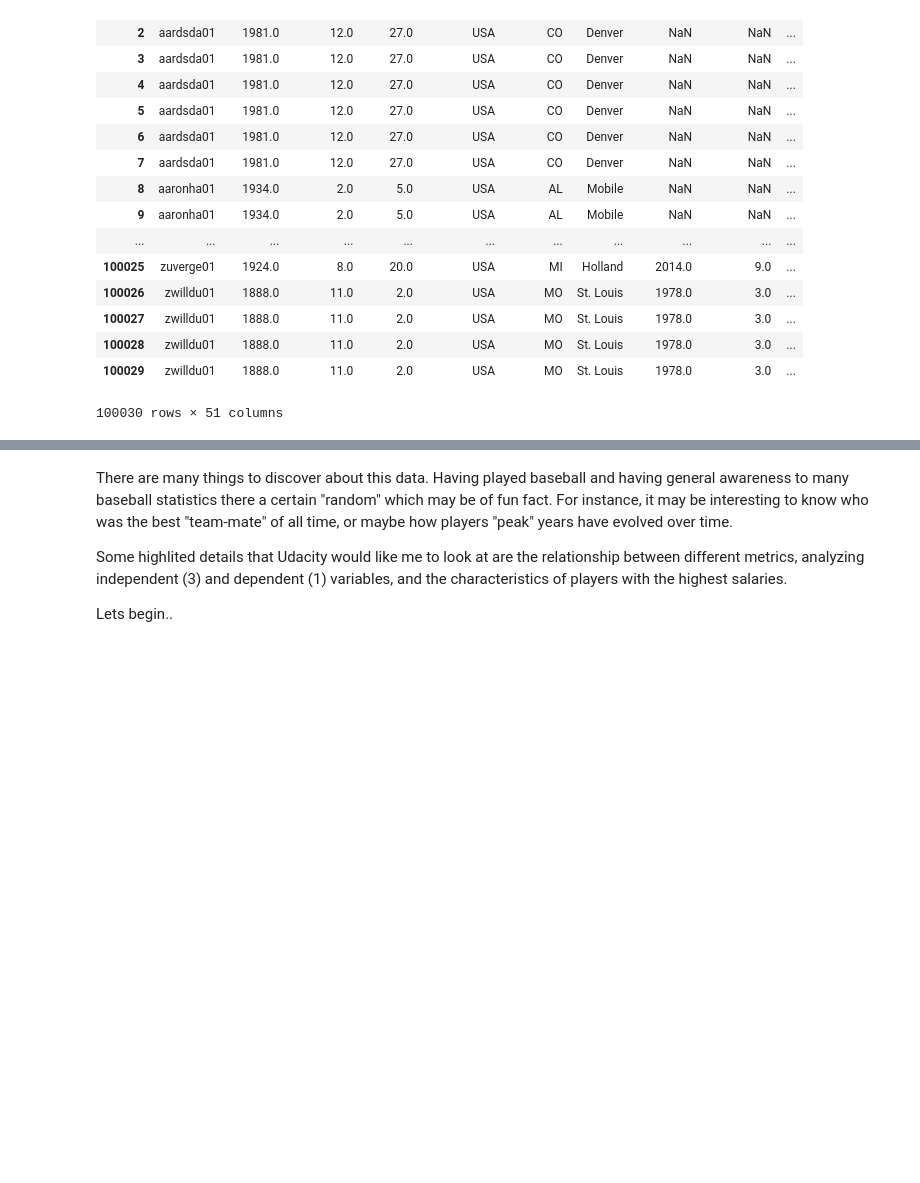
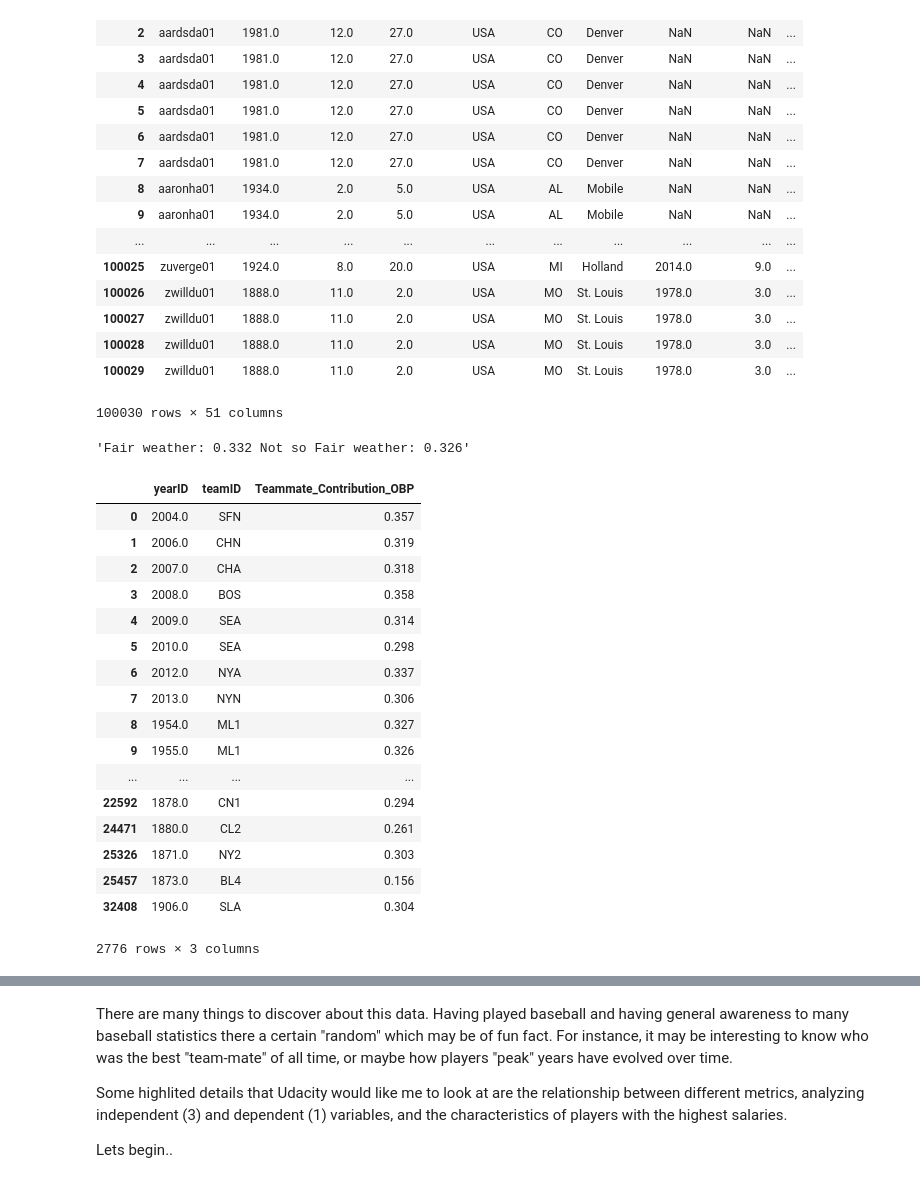
Before and after one commit to garrettbusch15/P2-Baseball-Analysis-Project, a Jupyter notebook: P2 Project Baseball.ipynb, the cells around one changed output, grey strips where cells are left out. Drawn from its saved outputs; the diff is of its cells as text; code cells hidden in the pictures; blank space fills up the shorter version.

```diff
--- a/P2 Project Baseball.ipynb
+++ b/P2 Project Baseball.ipynb
@@ -126,14 +142,14 @@ def season_offense_summary(year):
 def create_teammate_relations(Ldf, Rdf):
     return pd.merge(Ldf, Rdf, on='playerID', how='outer')
 # %%
-def f_Obp_Parse(row):
-    tmp = x[(x.teamID == row['teamID']) & (x.yearID == row['yearID'])].sum()
-    H = tmp['H'] - row['H']
-    BB = tmp['BB'] - row['BB']
-    IBB = tmp['IBB'] - row['IBB']
-    HBP = tmp['HBP'] - row['HBP']
-    SF = tmp['SF'] - row['SF']
-    AB = tmp['AB'] - row['AB']
+def f_Obp_Parse(yr, team):
+    tmp = x[(x.teamID == team) & (x.yearID == yr)].sum()
+    H = tmp['H']
+    BB = tmp['BB']
+    IBB = tmp['IBB']
+    HBP = tmp['HBP']
+    SF = tmp['SF']
+    AB = tmp['AB']
     return f_Obp(H,BB,IBB,HBP,SF,AB)
 # %%
 stat_summary = season_stat_compiliation()
@@ -146,6 +162,12 @@ stat_summary.head(5)
 | 3B | 239.0000 | 139.0000 | 208.0000 | 194.0000 | 273.0000 | 181.0000 | 204.0000 | 132.0000 | 317.0000 | 328.0000 | ... | ... |
 | 3B_AB | 0.0221 | 0.0089 | 0.0123 | 0.0102 | 0.0102 | 0.0090 | 0.0149 | 0.0097 | 0.0131 | 0.0135 | ... | ... |
 5 rows × 144 columns
+# %%
+def unique_team_season():
+    tms = x[['yearID', 'teamID']].copy()
+    tms.drop_duplicates(inplace=True)
+    tms['Teammate_Contribution_OBP'] = tms.apply(lambda w: f_Obp_Parse(w['yearID'],w['teamID']), axis=1)
+    return tms
 # %%
 x = create_teammate_relations(fileMaster,fileBatting)
 x
@@ -168,6 +190,51 @@ x
 | 100028 | zwilldu01 | 1888.0 | 11.0 | 2.0 | USA | MO | St. Louis | 1978.0 | 3.0 | ... |
 | 100029 | zwilldu01 | 1888.0 | 11.0 | 2.0 | USA | MO | St. Louis | 1978.0 | 3.0 | ... |
 100030 rows × 51 columns
+# %%
+# Career OPS of players of fair-weather states vs not
+# f_Obp(H,BB,IBB,HBP,SF,AB)
+"Fair weather: " + str(f_Obp(x.groupby('StateWeather')['H'].sum()[1],\
+                             x.groupby('StateWeather')['BB'].sum()[1],\
+                             x.groupby('StateWeather')['IBB'].sum()[1],\
+                             x.groupby('StateWeather')['HBP'].sum()[1],\
+                             x.groupby('StateWeather')['SF'].sum()[1],\
+                             x.groupby('StateWeather')['AB'].sum()[1]))+\
+" Not so Fair weather: " + str(f_Obp(x.groupby('StateWeather')['H'].sum()[0],\
+                             x.groupby('StateWeather')['BB'].sum()[0],\
+                             x.groupby('StateWeather')['IBB'].sum()[0],\
+                             x.groupby('StateWeather')['HBP'].sum()[0],\
+                             x.groupby('StateWeather')['SF'].sum()[0],\
+                             x.groupby('StateWeather')['AB'].sum()[0]))
+#Print "Fair Weather OPS: " + x.loc[x['StateWeather'] == True,'H'].sum() +\
+#x.loc[x['StateWeather'] == True,'BB'].sum()+\
+#x.loc[x['StateWeather'] == True,'IBB'].sum()+\
+#x.loc[x['StateWeather'] == True,'HBP'].sum()+\
+#x.loc[x['StateWeather'] == True,'SF'].sum()+\
+#x.loc[x['StateWeather'] == True,'AB'].sum()
+# %% [output]
+'Fair weather: 0.332 Not so Fair weather: 0.326'
+# %%
+y = unique_team_season()
+y
+# %% [output]
+|  | yearID | teamID | Teammate_Contribution_OBP |
+| 0 | 2004.0 | SFN | 0.357 |
+| 1 | 2006.0 | CHN | 0.319 |
+| 2 | 2007.0 | CHA | 0.318 |
+| 3 | 2008.0 | BOS | 0.358 |
+| 4 | 2009.0 | SEA | 0.314 |
+| 5 | 2010.0 | SEA | 0.298 |
+| 6 | 2012.0 | NYA | 0.337 |
+| 7 | 2013.0 | NYN | 0.306 |
+| 8 | 1954.0 | ML1 | 0.327 |
+| 9 | 1955.0 | ML1 | 0.326 |
+| ... | ... | ... | ... |
+| 22592 | 1878.0 | CN1 | 0.294 |
+| 24471 | 1880.0 | CL2 | 0.261 |
+| 25326 | 1871.0 | NY2 | 0.303 |
+| 25457 | 1873.0 | BL4 | 0.156 |
+| 32408 | 1906.0 | SLA | 0.304 |
+2776 rows × 3 columns
 # %%
 #temp = x[(x.teamID == row['teamID']) & (x.yearID == row['yearID'])].sum()
 #x['Teammate_Contribution_OBP'] = x.apply(lambda row: \
```
Also changed, not shown: parts of 19 cells of this notebook.
